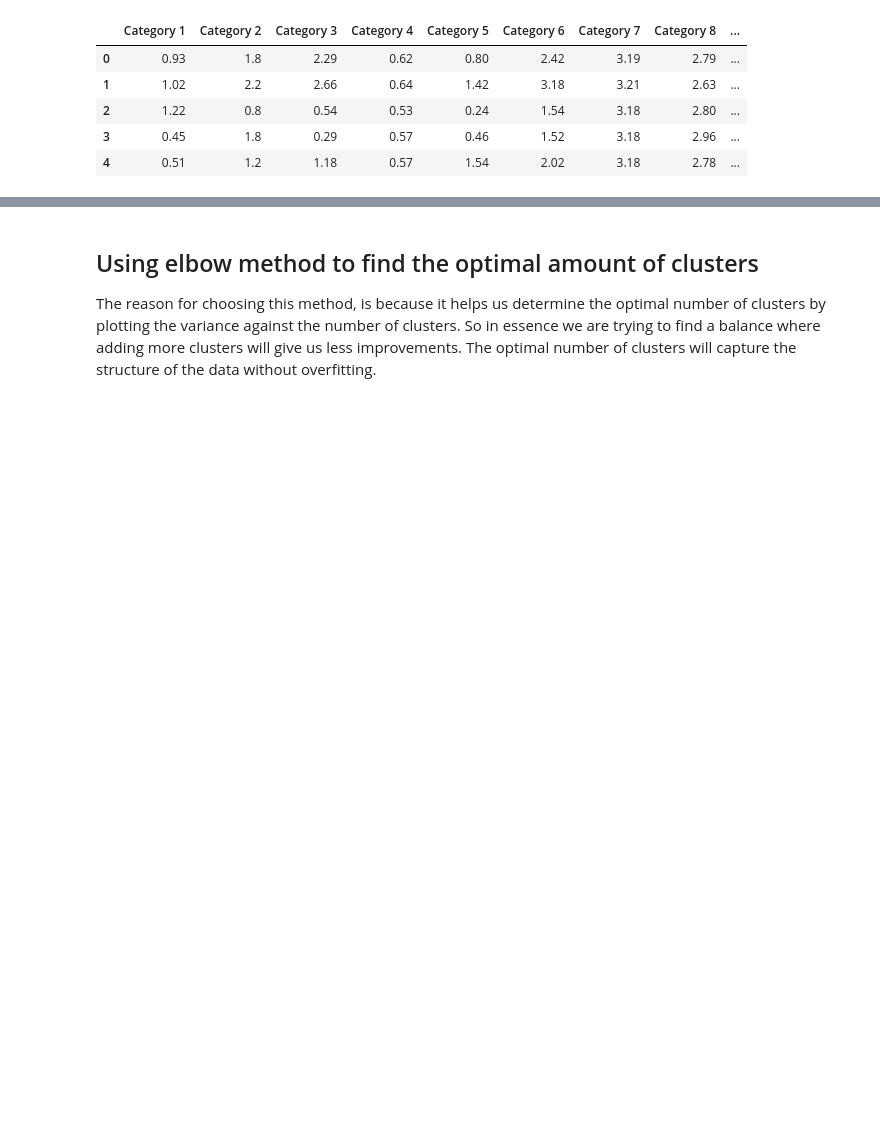
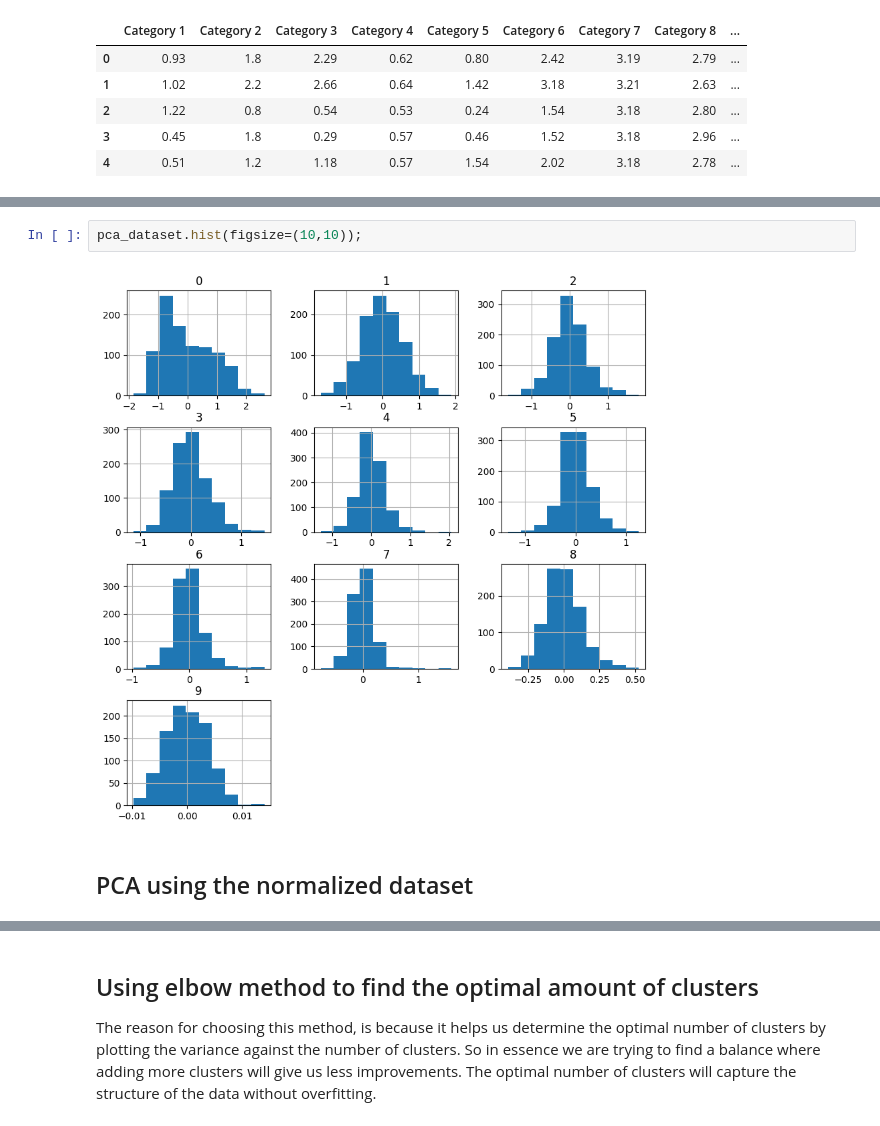
Before and after one commit to Wolff404/Clustering, a Jupyter notebook: Clustering_of_Travel_Reviews.ipynb, the cells around one changed output, grey strips where cells are left out. Drawn from its saved outputs; the diff is of its cells as text; blank space fills up the shorter version.

```diff
--- a/Clustering_of_Travel_Reviews.ipynb
+++ b/Clustering_of_Travel_Reviews.ipynb
@@ -57,0 +73,6 @@ array([[<Axes: title={'center': 'Category 1'}>,
+# %%
+pca_dataset.hist(figsize=(10,10));
+# %% [output]
+[figure, added]
+# %% [markdown]
+## PCA using the normalized dataset
```
Also changed, not shown: parts of 26 cells of this notebook.
